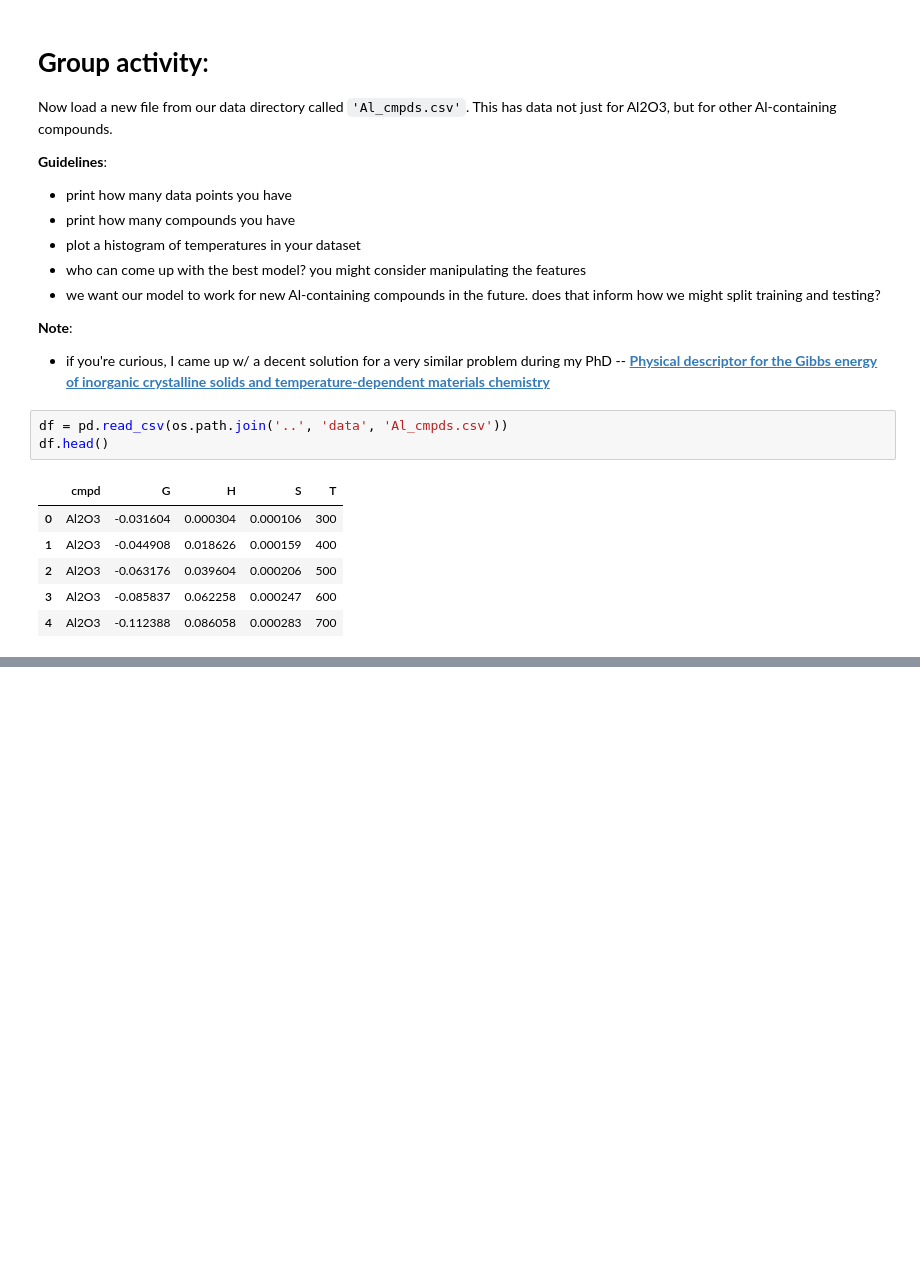
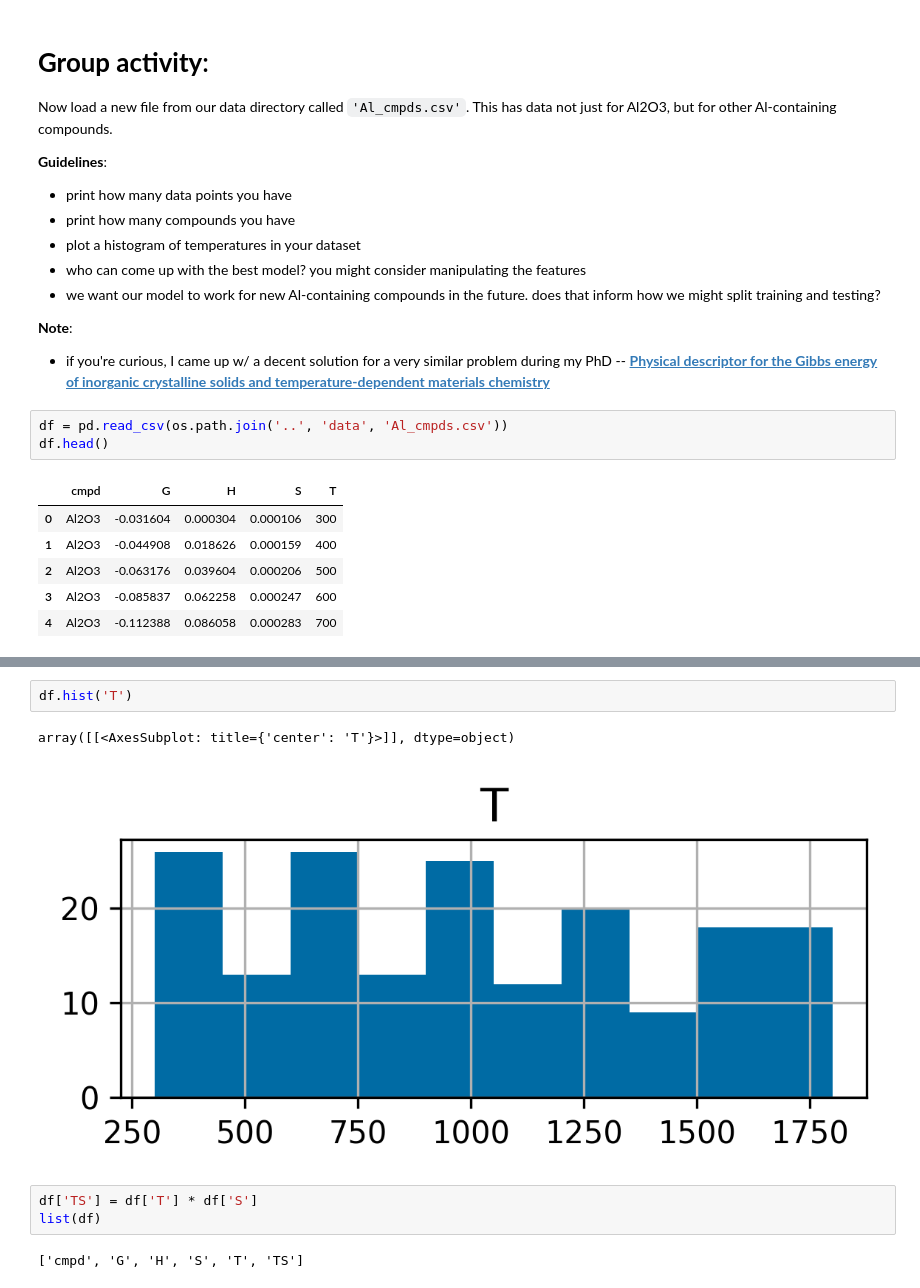
Before and after one commit to Bartel-Group/Su25-hsi-ml-solid-state-chem, a Jupyter notebook: modules/notebooks/lab3_intro-to-sklearn.ipynb, the cells around one changed output, grey strips where cells are left out. Saved outputs shown, nothing was run; the diff lists cells and outputs as text; blank space fills up the shorter version.

```diff
--- a/modules/notebooks/lab3_intro-to-sklearn.ipynb
+++ b/modules/notebooks/lab3_intro-to-sklearn.ipynb
@@ -443,0 +454,10 @@ df.head()
+# %%
+df.hist('T')
+# %% [output]
+array([[<AxesSubplot: title={'center': 'T'}>]], dtype=object)
+[figure, added]
+# %%
+df['TS'] = df['T'] * df['S']
+list(df)
+# %% [output]
+['cmpd', 'G', 'H', 'S', 'T', 'TS']
```
Also changed, not shown: parts of 2 cells of this notebook, 4 other files.
